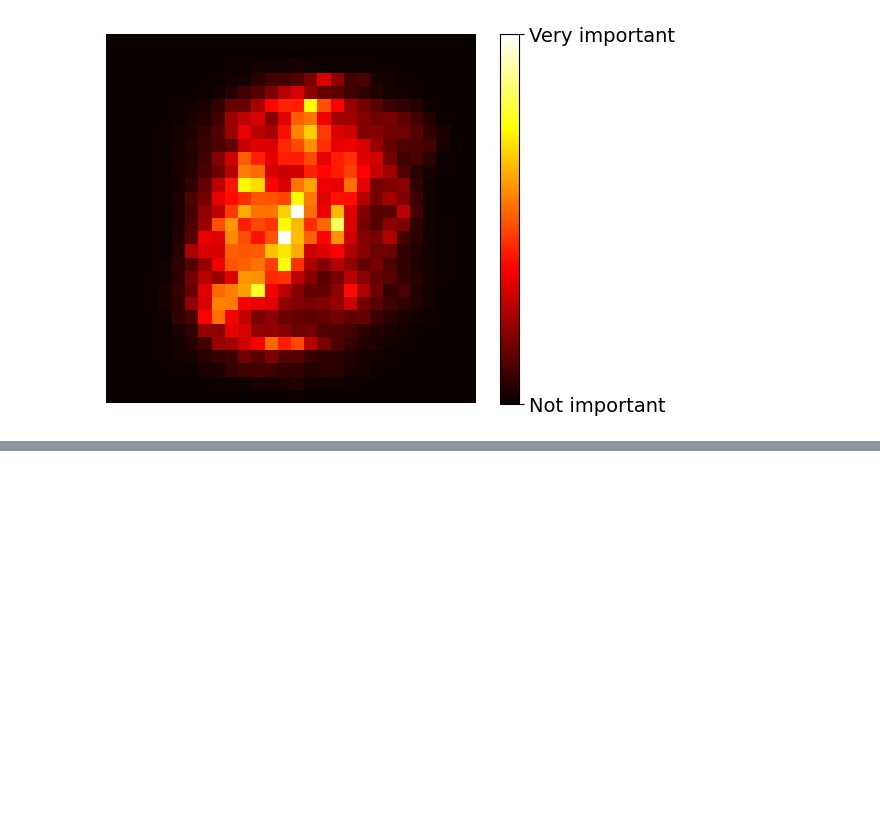
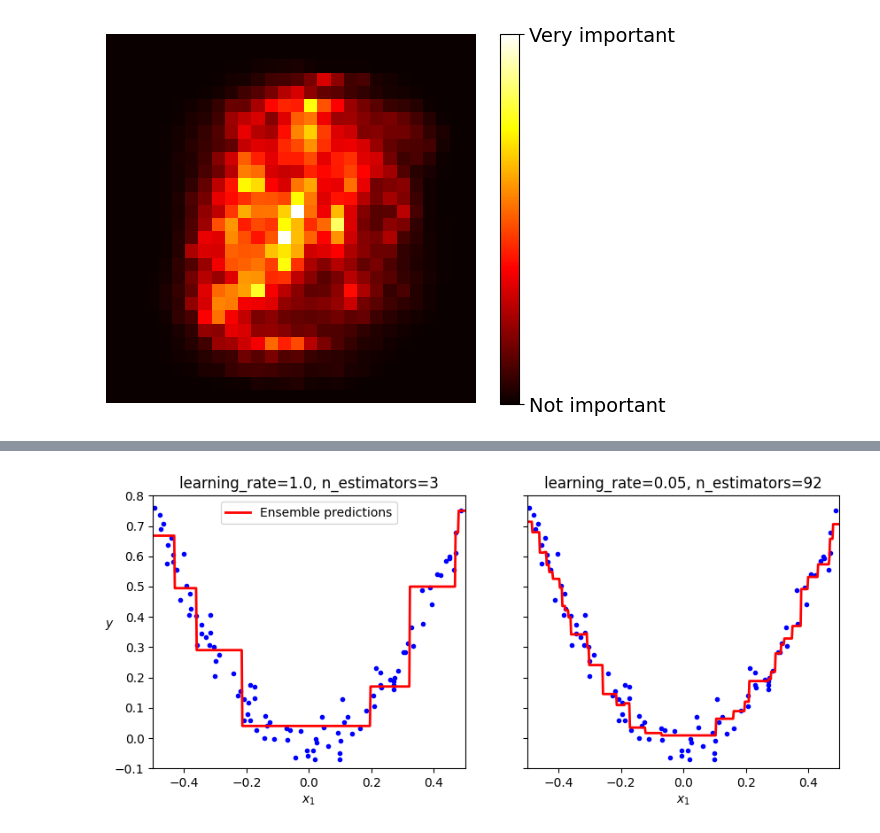
Before and after one commit to RafaeldeLimaThomaz/HandsOnMachineLearning, a Jupyter notebook: 07_ensemble_learning_random_forests/07_ensemble_learning.ipynb, the cells around one changed output, grey strips where cells are left out. Saved outputs shown, nothing was run; the diff lists cells and outputs as text; code cells hidden in the pictures; blank space fills up the shorter version.

```diff
--- a/07_ensemble_learning_random_forests/07_ensemble_learning.ipynb
+++ b/07_ensemble_learning_random_forests/07_ensemble_learning.ipynb
@@ -160,0 +321,20 @@ plt.show()
+# %%
+fig, axes = plt.subplots(ncols=2, figsize=(10, 4), sharey=True)
+
+plt.sca(axes[0])
+plot_predictions([gbrt], X, y, axes=[-0.5, 0.5, -0.1, 0.8], style="r-",
+                 label="Ensemble predictions")
+plt.title(f"learning_rate={gbrt.learning_rate}, "
+          f"n_estimators={gbrt.n_estimators_}")
+plt.xlabel("$x_1$")
+plt.ylabel("$y$", rotation=0)
+
+plt.sca(axes[1])
+plot_predictions([gbrt_best], X, y, axes=[-0.5, 0.5, -0.1, 0.8], style="r-")
+plt.title(f"learning_rate={gbrt_best.learning_rate}, "
+          f"n_estimators={gbrt_best.n_estimators_}")
+plt.xlabel("$x_1$")
+
+plt.show()
+# %% [output]
+[figure, added]
```
Also changed, not shown: parts of 14 cells of this notebook.
